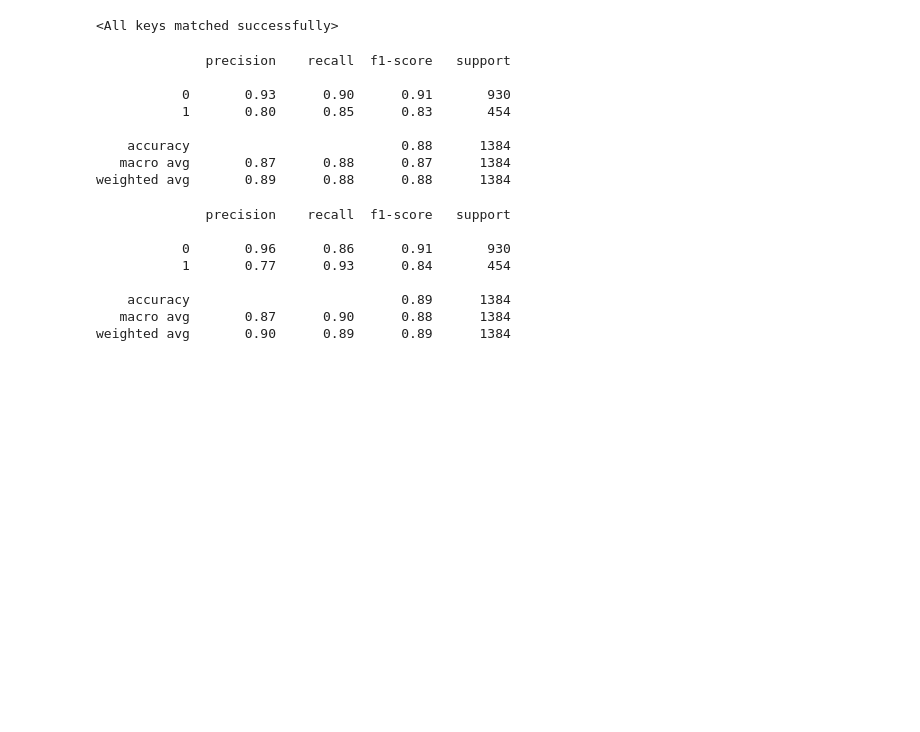
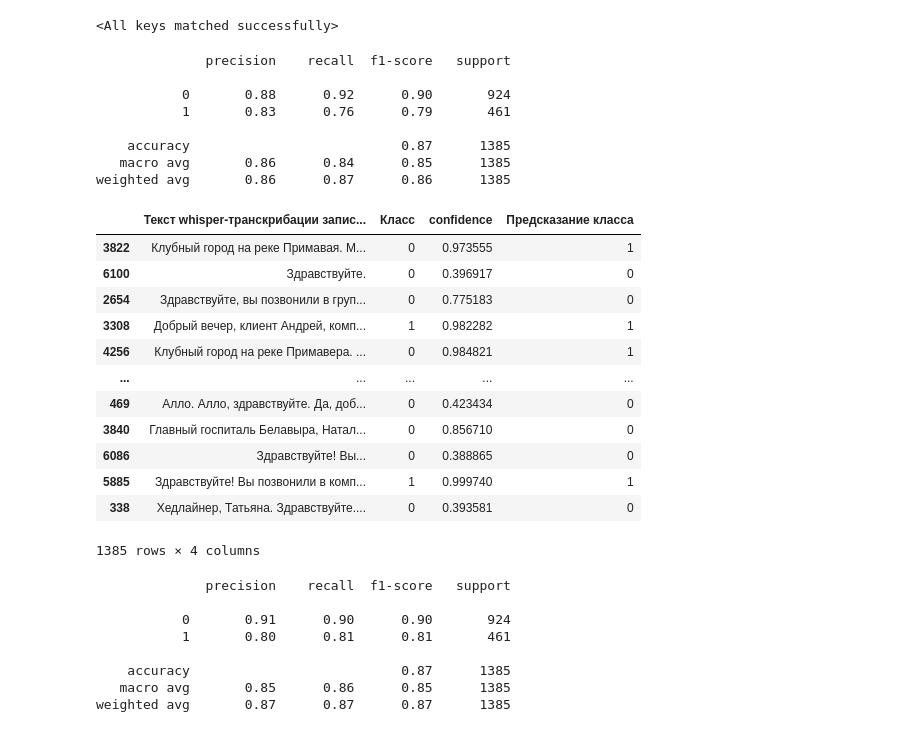
Before and after one commit to Oleg1208/Media_108_n, a Jupyter notebook: Grishakov Ruslan/Классификация звонков клиентов на целевые и нецелевые. Новички. 6 неделя. Руслан Гришаков.ipynb, the cells around one changed output. Saved outputs shown, nothing was run; the diff lists cells and outputs as text; code cells hidden in the pictures; blank space fills up the shorter version.

```diff
--- a/Grishakov Ruslan/Классификация звонков клиентов на целевые и нецелевые. Новички. 6 неделя. Руслан Гришаков.ipynb
+++ b/Grishakov Ruslan/Классификация звонков клиентов на целевые и нецелевые. Новички. 6 неделя. Руслан Гришаков.ipynb
@@ -430,33 +469,51 @@ for num, elem in enumerate(list_seq):
     preds = model(elem.to(device), list_mask[num].to(device))
     predictions.append(preds.detach().cpu().numpy())
 # %%
+# Преобразуем полученные предсказания в один список, нормализуем данные и запишем в отдельный столбец
 flat_preds = [item[1] for sublist in predictions for item in sublist]
 flat_preds = (flat_preds - min(flat_preds)) / (max(flat_preds) - min(flat_preds))
-test_df['Предсказание класса'] = flat_preds
+test_df['confidence'] = flat_preds
+# На выходе мы получаем значение с плавающей точкой от 0 до 1, меняя порог, мы сможем предсказать финальный класс
 # %%
 # Порог 0.95
 from sklearn.metrics import classification_report
-test_df['Предсказание класса'] = test_df['Предсказание класса'].apply(lambda x: 1 if x > 0.95 else 0)
+test_df['Предсказание класса'] = test_df['confidence'].apply(lambda x: 1 if x > 0.95 else 0)
 print(classification_report(test_df['Класс'], test_df['Предсказание класса']))
 # %% [output]
               precision    recall  f1-score   support
 
-           0       0.93      0.90      0.91       930
-           1       0.80      0.85      0.83       454
+           0       0.88      0.92      0.90       924
+           1       0.83      0.76      0.79       461
 
-    accuracy                           0.88      1384
-   macro avg       0.87      0.88      0.87      1384
-weighted avg       0.89      0.88      0.88      1384
+    accuracy                           0.87      1385
+   macro avg       0.86      0.84      0.85      1385
+weighted avg       0.86      0.87      0.86      1385
+# %%
+test_df
+# %% [output]
+|  | Текст whisper-транскрибации запис... | Класс | confidence | Предсказание класса |
+| 3822 | Клубный город на реке Примавая. М... | 0 | 0.973555 | 1 |
+| 6100 | Здравствуйте. | 0 | 0.396917 | 0 |
+| 2654 | Здравствуйте, вы позвонили в груп... | 0 | 0.775183 | 0 |
+| 3308 | Добрый вечер, клиент Андрей, комп... | 1 | 0.982282 | 1 |
+| 4256 | Клубный город на реке Примавера. ... | 0 | 0.984821 | 1 |
+| ... | ... | ... | ... | ... |
+| 469 | Алло. Алло, здравствуйте. Да, доб... | 0 | 0.423434 | 0 |
+| 3840 | Главный госпиталь Белавыра, Натал... | 0 | 0.856710 | 0 |
+| 6086 | Здравствуйте! Вы... | 0 | 0.388865 | 0 |
+| 5885 | Здравствуйте! Вы позвонили в комп... | 1 | 0.999740 | 1 |
+| 338 | Хедлайнер, Татьяна. Здравствуйте.... | 0 | 0.393581 | 0 |
+1385 rows × 4 columns
 # %%
 # Порог 0.93
-test_df['Предсказание класса'] = test_df['Предсказание класса'].apply(lambda x: 1 if x > 0.93 else 0)
+test_df['Предсказание класса'] = test_df['confidence'].apply(lambda x: 1 if x > 0.93 else 0)
 print(classification_report(test_df['Класс'], test_df['Предсказание класса']))
 # %% [output]
               precision    recall  f1-score   support
 
-           0       0.96      0.86      0.91       930
-           1       0.77      0.93      0.84       454
+           0       0.91      0.90      0.90       924
+           1       0.80      0.81      0.81       461
 
-    accuracy                           0.89      1384
-   macro avg       0.87      0.90      0.88      1384
-weighted avg       0.90      0.89      0.89      1384
+    accuracy                           0.87      1385
+   macro avg       0.85      0.86      0.85      1385
+weighted avg       0.87      0.87      0.87      1385
```
Also changed, not shown: parts of 28 cells of this notebook.
